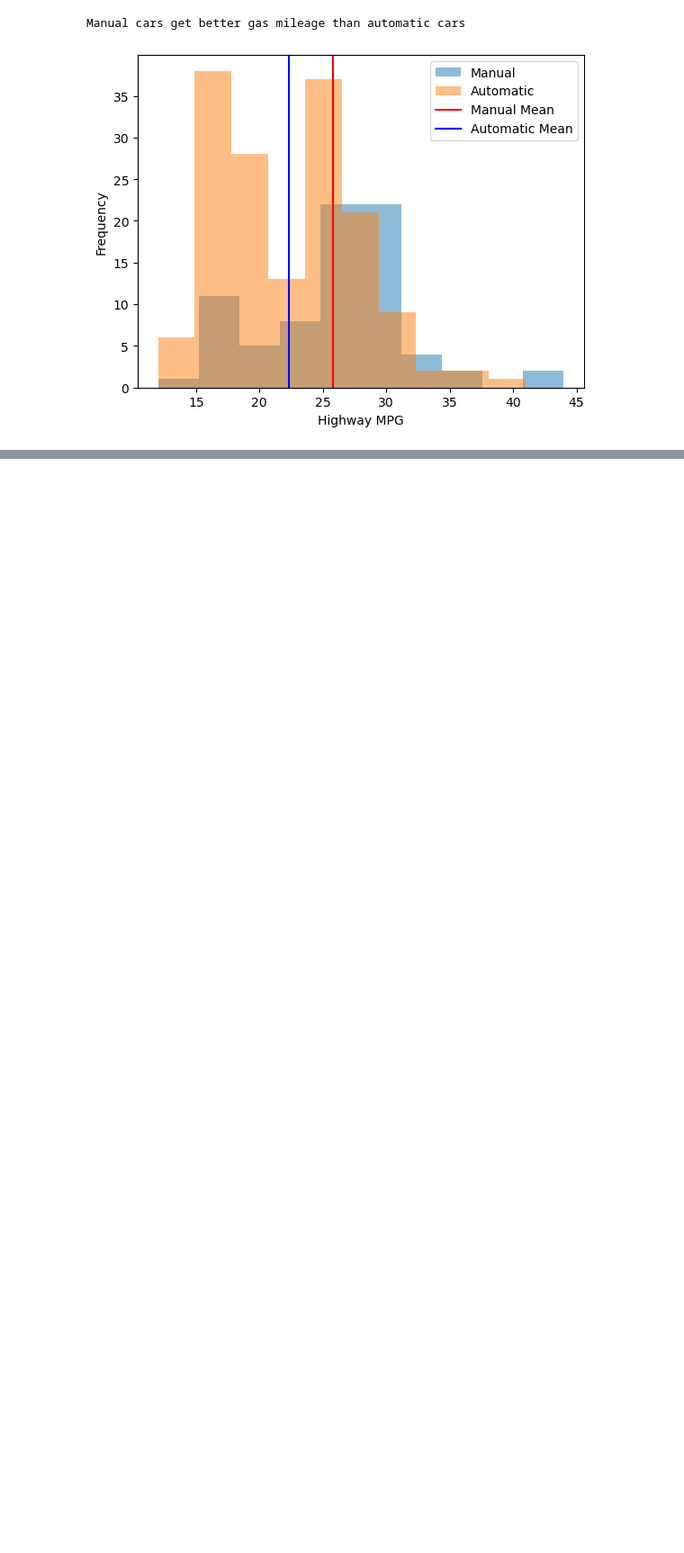
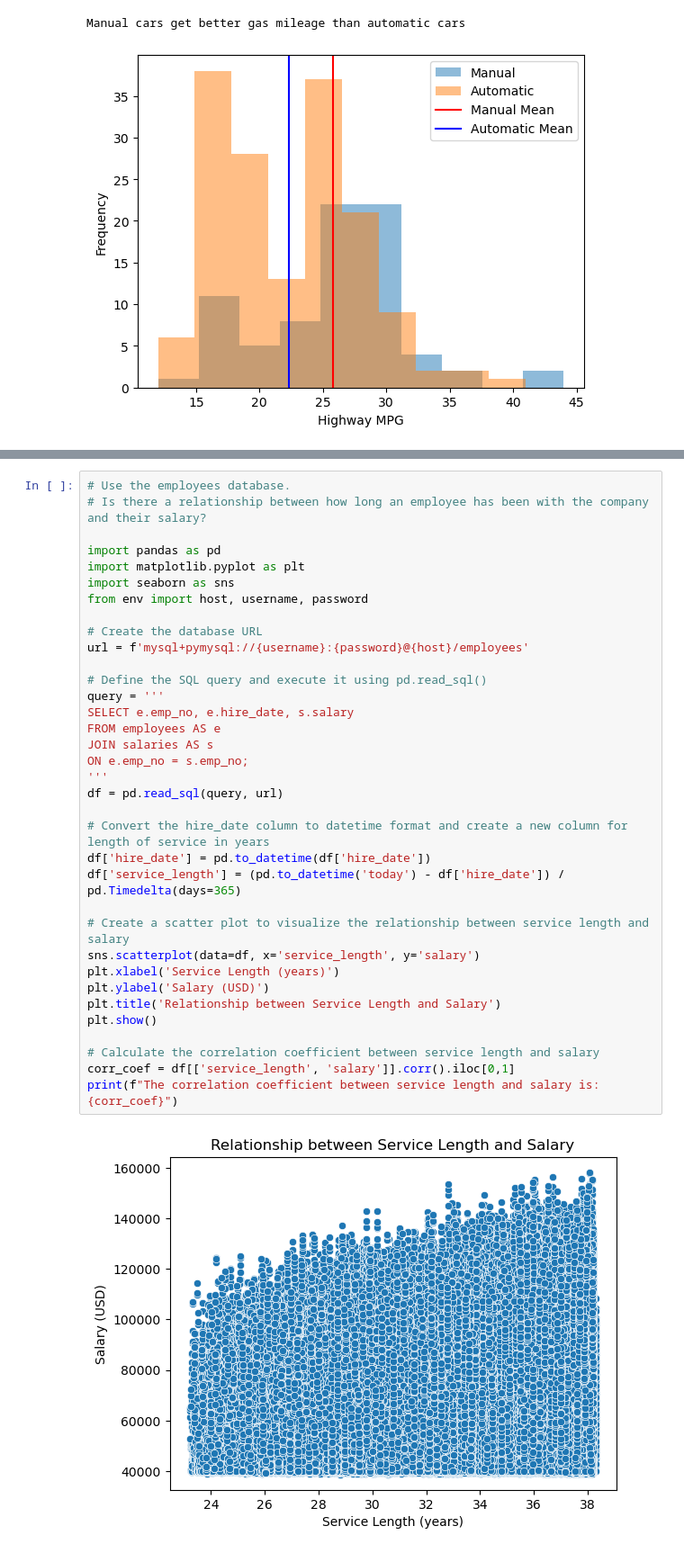
Before and after one commit to JoeyGideon/statistics-exercises, a Jupyter notebook: hypothesis_testing.ipynb, the cells around one changed output, grey strips where cells are left out. Shown at 90% size. Saved outputs shown, nothing was run; the diff lists cells and outputs as text; blank space fills up the shorter version.

```diff
--- a/hypothesis_testing.ipynb
+++ b/hypothesis_testing.ipynb
@@ -233,0 +349,37 @@ Manual cars get better gas mileage than automatic cars
+# %%
+# Use the employees database.
+# Is there a relationship between how long an employee has been with the company and their salary?
+
+import pandas as pd
+import matplotlib.pyplot as plt
+import seaborn as sns
+from env import host, username, password
+
+# Create the database URL
+url = f'mysql+pymysql://{username}:{password}@{host}/employees'
+
+# Define the SQL query and execute it using pd.read_sql()
+query = '''
+SELECT e.emp_no, e.hire_date, s.salary
+FROM employees AS e
+JOIN salaries AS s
+ON e.emp_no = s.emp_no;
+'''
+df = pd.read_sql(query, url)
+
+# Convert the hire_date column to datetime format and create a new column for length of service in years
+df['hire_date'] = pd.to_datetime(df['hire_date'])
+df['service_length'] = (pd.to_datetime('today') - df['hire_date']) / pd.Timedelta(days=365)
+
+# Create a scatter plot to visualize the relationship between service length and salary
+sns.scatterplot(data=df, x='service_length', y='salary')
+plt.xlabel('Service Length (years)')
+plt.ylabel('Salary (USD)')
+plt.title('Relationship between Service Length and Salary')
+plt.show()
+
+# Calculate the correlation coefficient between service length and salary
+corr_coef = df[['service_length', 'salary']].corr().iloc[0,1]
+print(f"The correlation coefficient between service length and salary is: {corr_coef}")
+# %% [output]
+[figure, added]
```
Also changed, not shown: parts of 7 cells of this notebook.
